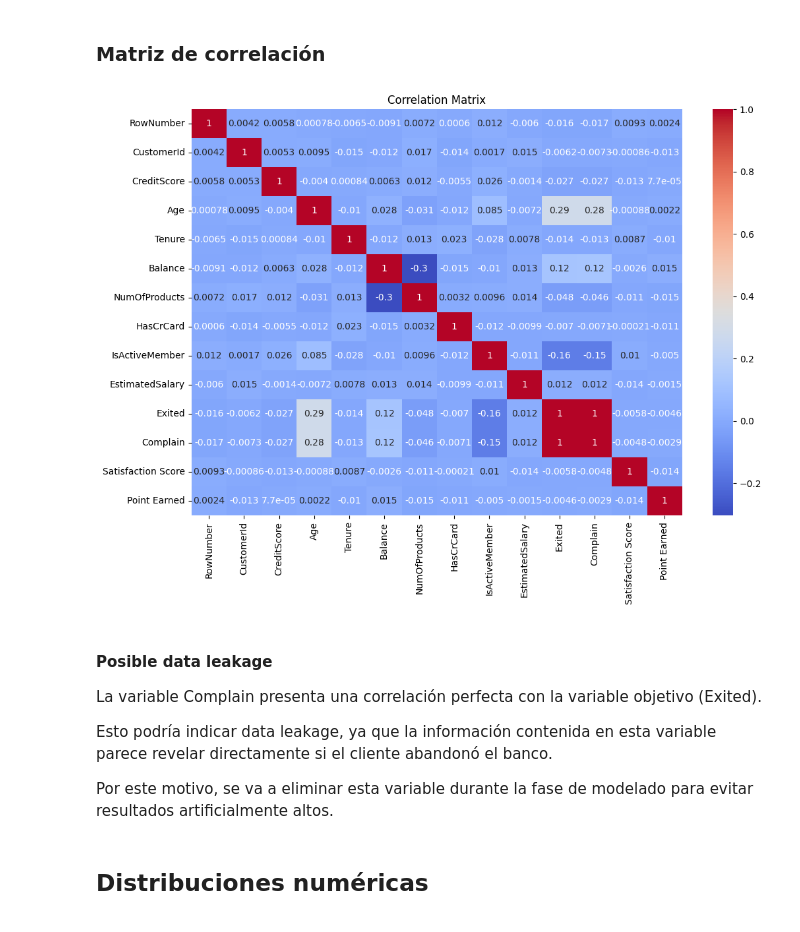
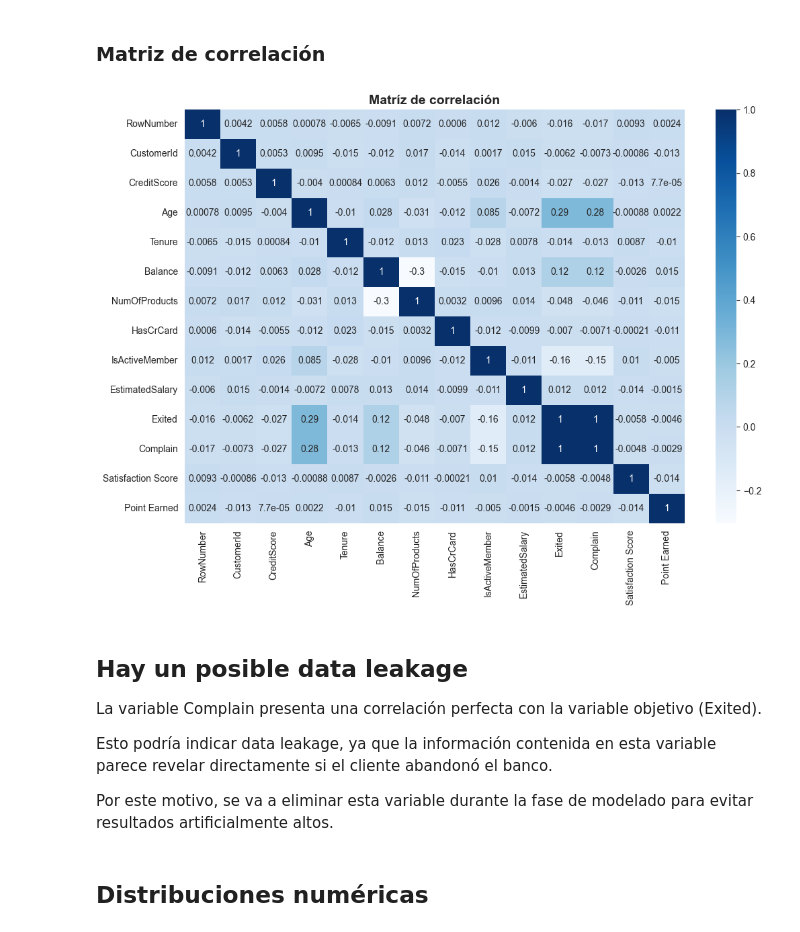
Before and after one commit to AlvaroMF02/Proyecto-Master-DataScience-Evolve-AlvaroMartinez, a Jupyter notebook: notebooks/01_eda.ipynb, the cells around one changed output. Cells and saved outputs as stored; diff of their text form; code cells hidden in the pictures.

```diff
--- a/notebooks/01_eda.ipynb
+++ b/notebooks/01_eda.ipynb
@@ -3,6 +3,11 @@ import pandas as pd
 import numpy as np
 import matplotlib.pyplot as plt
 import seaborn as sns
+# %%
+# Colores que usaré
+BANK_BLUE = "#0A2540"
+BANK_RED = "#8B1E3F"
+sns.set_style("whitegrid")
 # %% [markdown]
 ## Vistazo a los datos
 # %%
@@ -223,20 +258,27 @@ Analizando las proporciones, los clientes inactivos tienen una tasa de abandono
 # %%
 numeric_df = df.select_dtypes(include=np.number)
 
 plt.figure(figsize=(12,8))
 
 sns.heatmap(
     numeric_df.corr(),
     annot=True,
-    cmap="coolwarm"
+    cmap="Blues"
 )
 
-plt.title("Correlation Matrix")
+plt.title("Matríz de correlación", fontsize=14, fontweight="bold")
+
+plt.savefig(
+    "../reports/Matriz_Correlacion.png",
+    dpi=300,
+    bbox_inches="tight"
+)
+
 plt.show()
 # %% [output]
-[figure, old version]
+[figure, new version]
 # %% [markdown]
-#### Posible data leakage
+## Hay un posible data leakage
 
 La variable Complain presenta una correlación perfecta con la variable objetivo (Exited).
 
```
Also changed, not shown: parts of 9 cells of this notebook, 24 other files.
